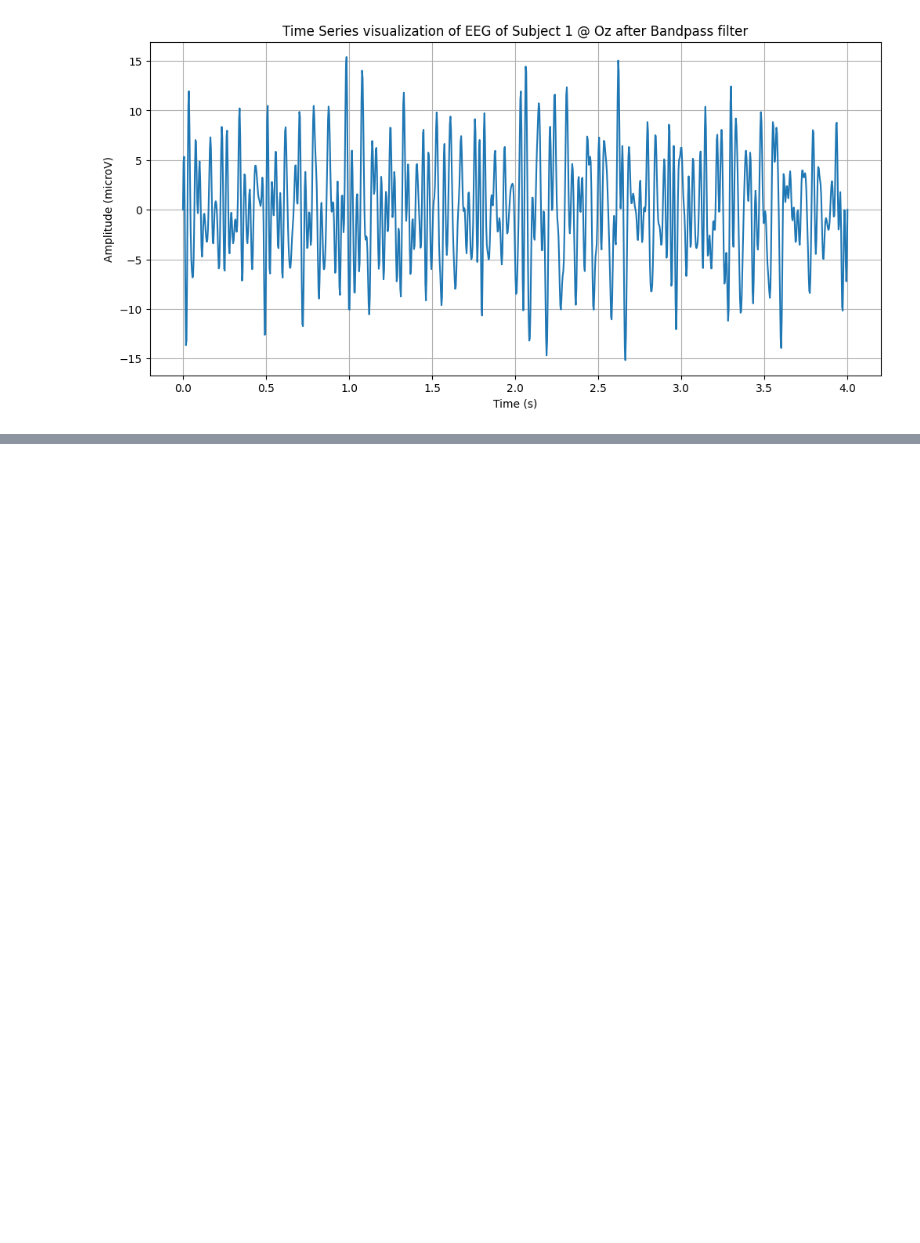
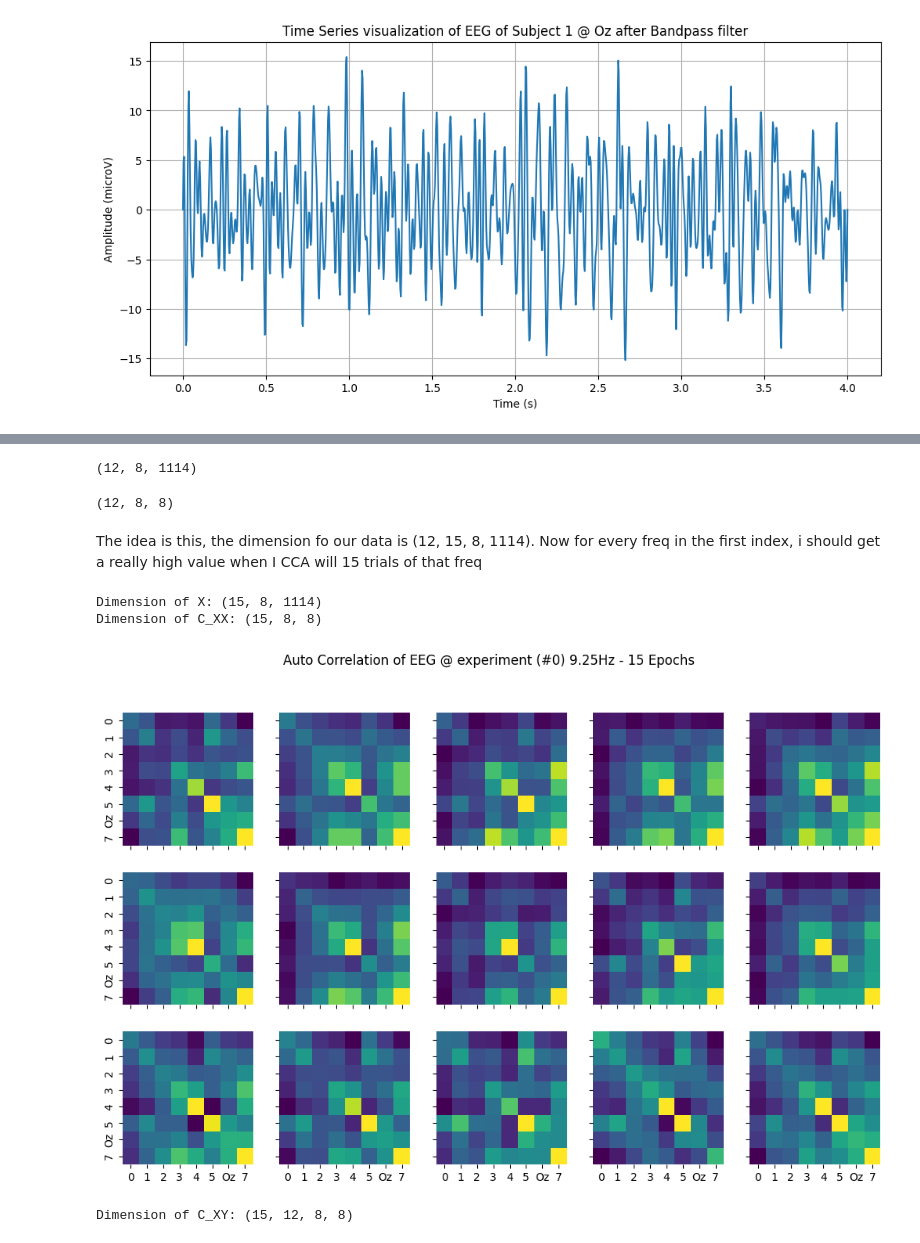
Before and after one commit to AkilanSS/12JFPM_SSVEP, a Jupyter notebook: src/cca_classification.ipynb, the cells around one changed output, grey strips where cells are left out. Cells and saved outputs as stored; diff of their text form; code cells hidden in the pictures; blank space fills up the shorter version.

```diff
--- a/src/cca_classification.ipynb
+++ b/src/cca_classification.ipynb
@@ -161,20 +80,0 @@ plt.show()
-# %%
-# Assuming your predictions array is of size 15 (one for each trial)
-# And assuming all 15 trials were recorded while looking at target 'k'
-
-# 1. Define your ground truth (the actual index of the target stimulus)
-# For example, if these trials are from target 0:
-ground_truth = np.zeros(15)
-
-# 2. Calculate accuracy
-correct_predictions = np.sum(predictions == ground_truth)
-accuracy = (correct_predictions / len(predictions)) * 100
-
-print(f"Total Trials: {len(predictions)}")
-print(f"Correct: {correct_predictions}")
-print(f"Accuracy: {accuracy:.2f}%")
-
-# 3. See the mistakes
-for i, pred in enumerate(predictions):
-    if pred != ground_truth[i]:
-        print(f"Trial {i}: Predicted {stim_freq[int(pred)]}Hz, but was {stim_freq[int(ground_truth[i])]}Hz")
@@ -209,0 +81,49 @@ for t in range(row):
+# %%
+#To test if my CCA even works for the EEG data @ 9.25Hz
+ref_freq = [9.25, 11.25, 13.25, 9.75, 11.75, 13.75, 10.25, 12.25, 14.25, 10.75, 12.75, 14.75]
+harm_mult = [1,2,3,4]
+reference_signal = np.zeros([len(ref_freq), 2 * len(harm_mult),n_points])
+for idx, freq in enumerate(ref_freq):
+    for hidx, harm in enumerate(harm_mult):
+        reference_signal[idx][0 + 2 * hidx] = np.sin(2 * np.pi * freq * times)
+        reference_signal[idx][1 + 2 *hidx] = np.cos(2 * np.pi * freq * times)
+
+print(np.shape(reference_signal))
+# %% [output]
+(12, 8, 1114)
+# %%
+#I'll now attempt to find covariance matrices
+C_YY = reference_signal @ reference_signal.transpose(0,2,1)
+print(np.shape(C_YY))
+# %% [output]
+(12, 8, 8)
+# %% [markdown]
+The idea is this, the dimension fo our data is (12, 15, 8, 1114). Now for every freq in  the first index, i should get a really high value when I CCA will 15 trials of that freq
+# %%
+corrected_subject1data = subject1data - np.mean(subject1data, axis=3, keepdims=True) # type: ignore
+# %%
+#For targetfreq 9.25Hz
+X = corrected_subject1data[0]
+print("Dimension of X:", np.shape(X))
+
+C_XX = X @ X.transpose(0,2,1)
+print("Dimension of C_XX:", np.shape(C_XX))
+# %% [output]
+Dimension of X: (15, 8, 1114)
+Dimension of C_XX: (15, 8, 8)
+# %%
+# 3 Rows and 5 Columns
+fig, axes = plt.subplots(3,5, figsize = (5*2.5, 3*2.5), sharex=True, sharey=True)
+fig.suptitle("Auto Correlation of EEG @ experiment (#0) 9.25Hz - 15 Epochs")
+axes = axes.flatten()
+for i in range(3 * 5):
+        sns.heatmap(C_XX[i], ax=axes[i], cbar=False,robust=True, cmap='viridis', xticklabels=[0,1,2,3,4,5,"Oz",7], yticklabels=[0,1,2,3,4,5,"Oz",7]) # type: ignore
+# %% [output]
+[figure, added]
+# %%
+#Einstein summ or whatever
+#(trials x channels x points) * (freq, harmonics, points) -> (trials, freq, channels, harmonics)
+C_XY = np.einsum('tck, fhk -> tfch', X, reference_signal)
+print("Dimension of C_XY:", np.shape(C_XY))
+# %% [output]
+Dimension of C_XY: (15, 12, 8, 8)
```
Also changed, not shown: parts of 23 cells of this notebook.
